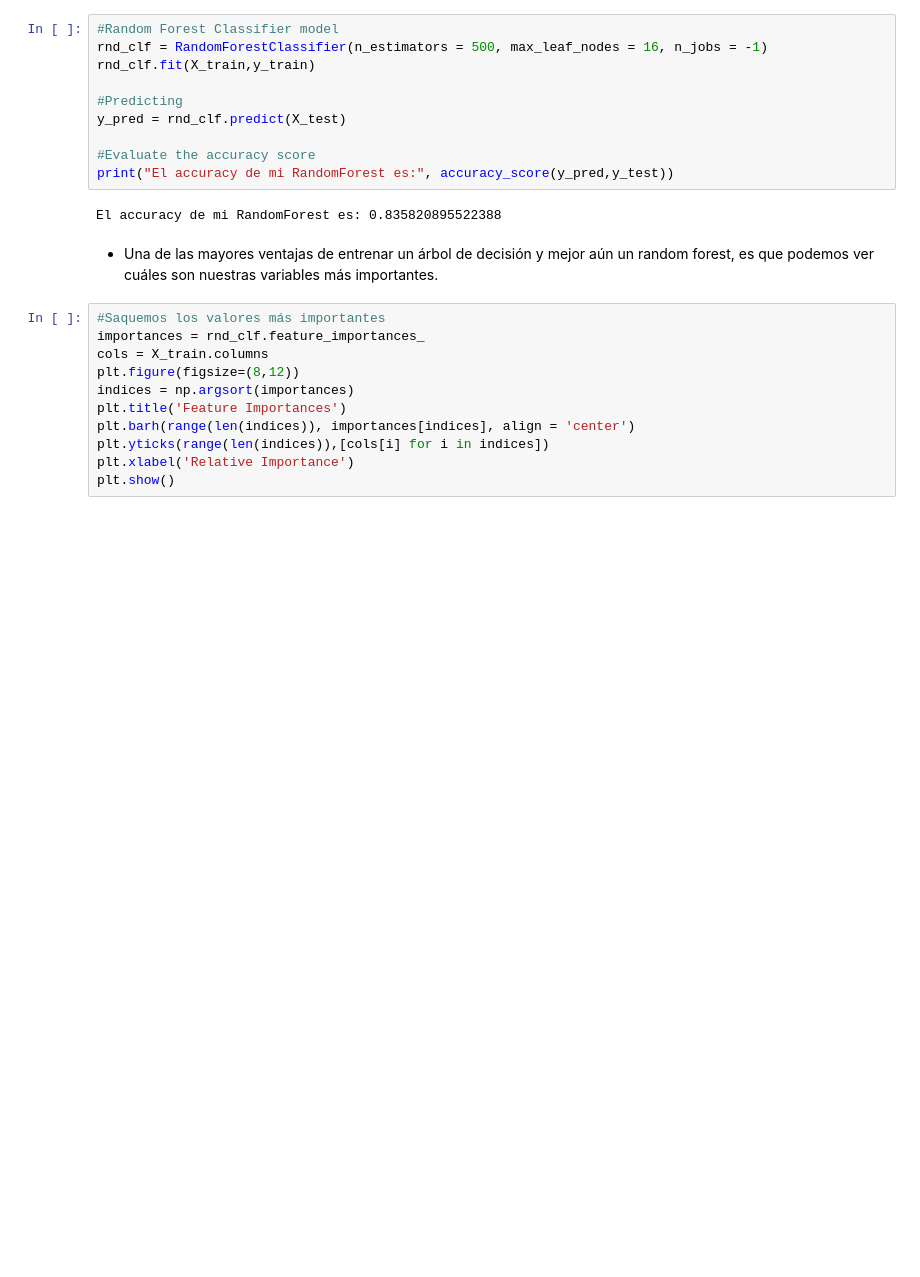
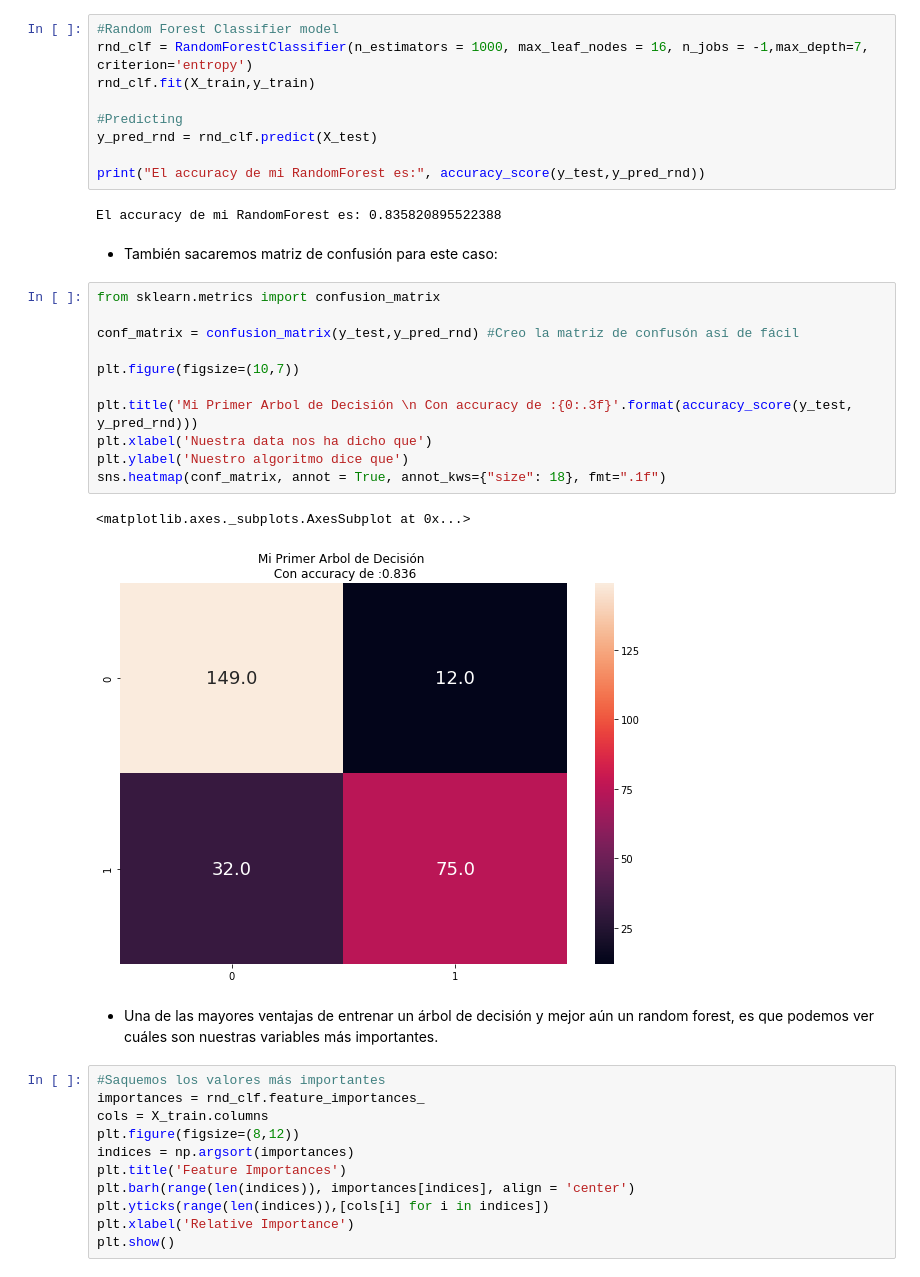
Before and after one commit to rcrdoh/Clases_DataScience, a Jupyter notebook: TitanicNotebook/Titanic_parte_02_Machine_Learning01.ipynb, the cells around one changed output. Drawn from its saved outputs; the diff is of its cells as text; blank space fills up the shorter version.

```diff
--- a/TitanicNotebook/Titanic_parte_02_Machine_Learning01.ipynb
+++ b/TitanicNotebook/Titanic_parte_02_Machine_Learning01.ipynb
@@ -175,16 +176,31 @@ y_test[y_test == 1].sum()
 from sklearn.ensemble import RandomForestClassifier
 # %%
 #Random Forest Classifier model
-rnd_clf = RandomForestClassifier(n_estimators = 500, max_leaf_nodes = 16, n_jobs = -1)
+rnd_clf = RandomForestClassifier(n_estimators = 1000, max_leaf_nodes = 16, n_jobs = -1,max_depth=7, criterion='entropy')
 rnd_clf.fit(X_train,y_train)
 
 #Predicting
-y_pred = rnd_clf.predict(X_test)
+y_pred_rnd = rnd_clf.predict(X_test)
 
-#Evaluate the accuracy score
-print("El accuracy de mi RandomForest es:", accuracy_score(y_pred,y_test))
+print("El accuracy de mi RandomForest es:", accuracy_score(y_test,y_pred_rnd))
 # %% [output]
 El accuracy de mi RandomForest es: 0.835820895522388
+# %% [markdown]
+- También sacaremos matriz de confusión para este caso:
+# %%
+from sklearn.metrics import confusion_matrix
+
+conf_matrix = confusion_matrix(y_test,y_pred_rnd) #Creo la matriz de confusón así de fácil
+
+plt.figure(figsize=(10,7))
+
+plt.title('Mi Primer Arbol de Decisión \n Con accuracy de :{0:.3f}'.format(accuracy_score(y_test, y_pred_rnd)))
+plt.xlabel('Nuestra data nos ha dicho que')
+plt.ylabel('Nuestro algoritmo dice que')
+sns.heatmap(conf_matrix, annot = True, annot_kws={"size": 18}, fmt=".1f")
+# %% [output]
+<matplotlib.axes._subplots.AxesSubplot at 0x...>
+[figure, added]
 # %% [markdown]
 - Una de las mayores ventajas de entrenar un árbol de decisión y mejor aún un random forest, es que podemos ver cuáles son nuestras variables más importantes.
 # %%
```
Also changed, not shown: parts of 11 cells of this notebook.
